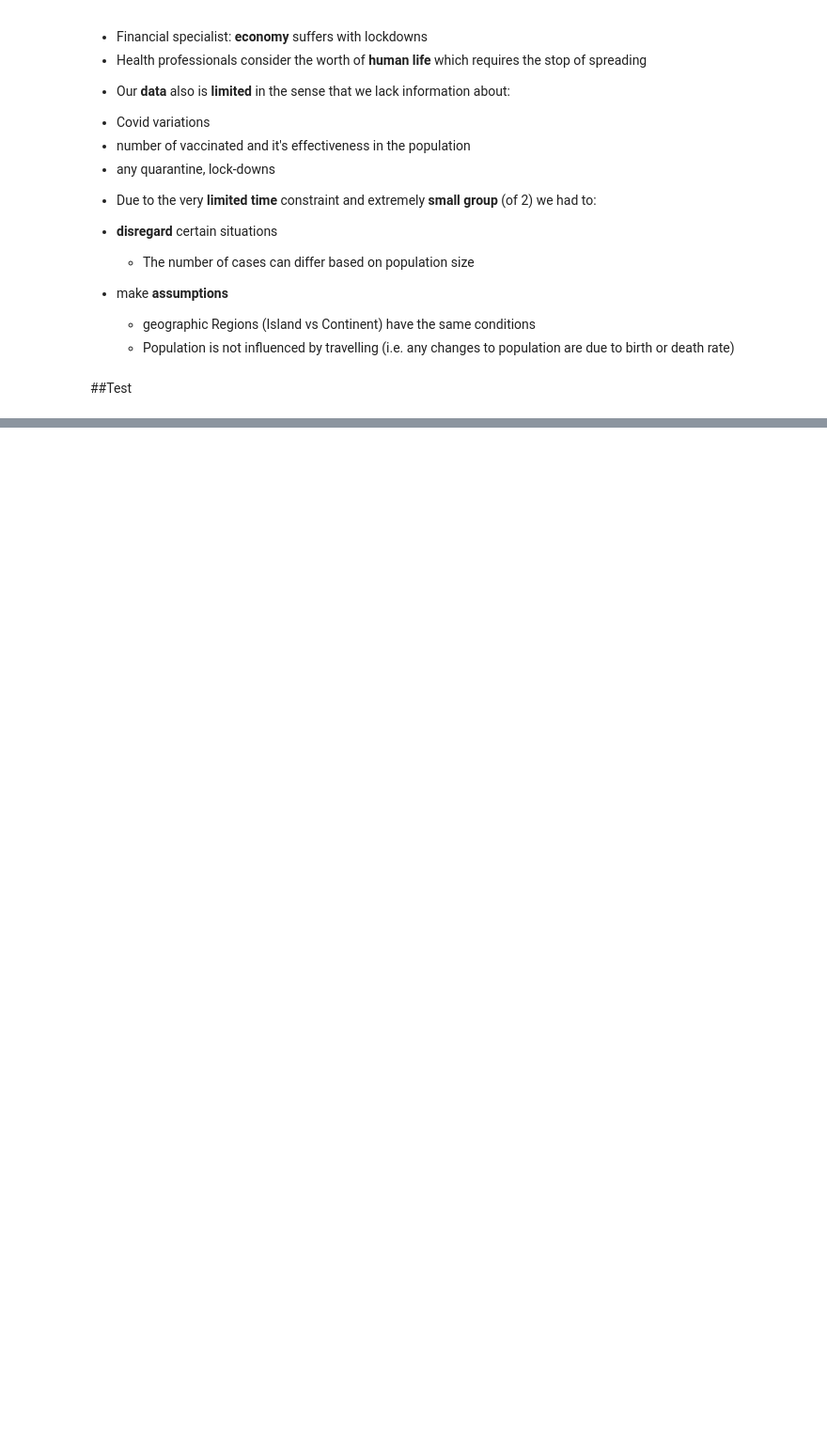
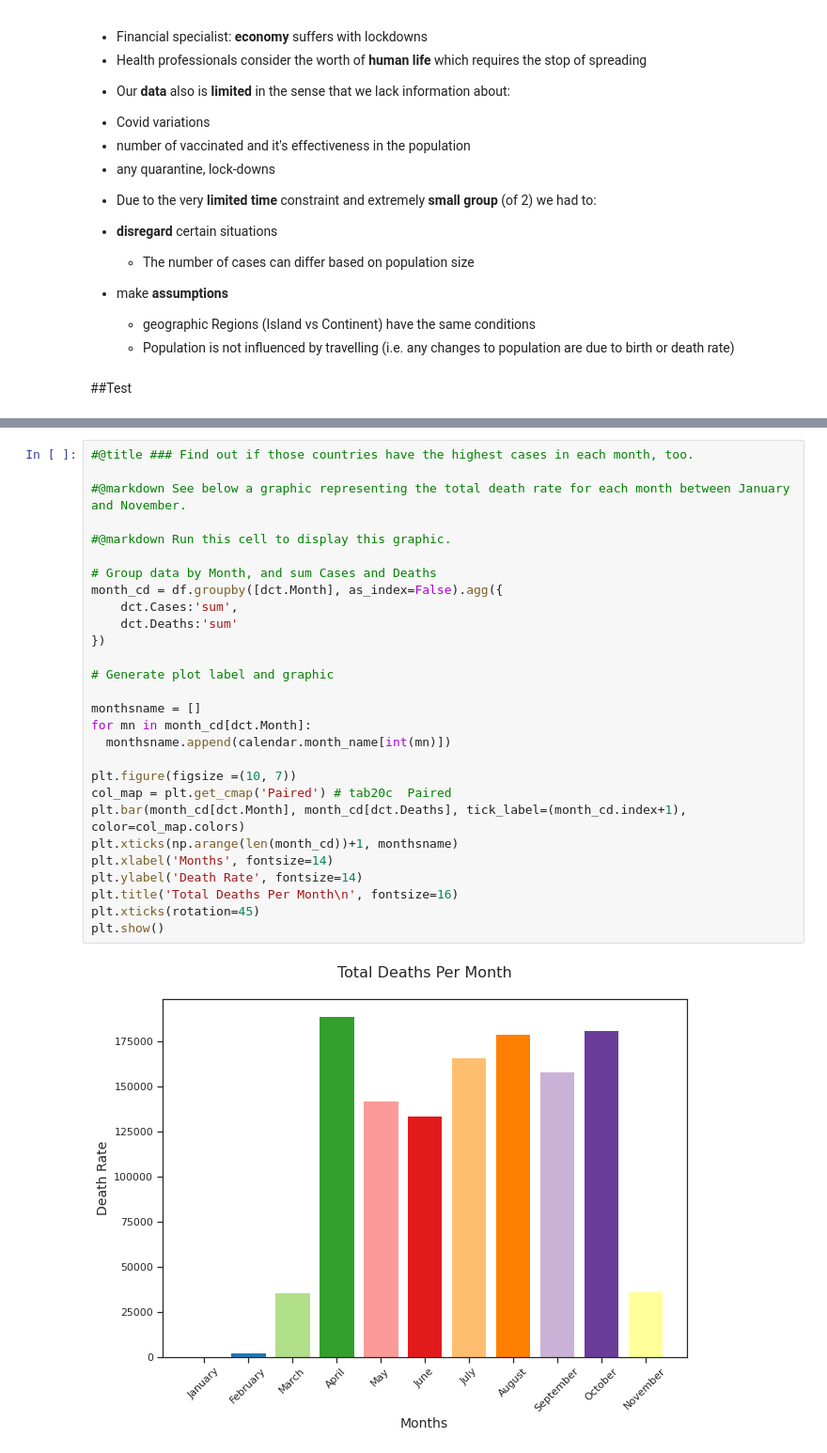
Before and after one commit to raulFuzita/cct_data_visualisation_communication, a Jupyter notebook: DVC_CA_Marina.ipynb, the cells around one changed output, grey strips where cells are left out. Shown: that part at 94% size. Cells and saved outputs as stored; diff of their text form; blank space fills up the shorter version.

```diff
--- a/DVC_CA_Marina.ipynb
+++ b/DVC_CA_Marina.ipynb
@@ -568,0 +544,30 @@ sns.heatmap(pcd.corr(), annot=True, cmap='Oranges')
+# %%
+#@title ### Find out if those countries have the highest cases in each month, too.
+
+#@markdown See below a graphic representing the total death rate for each month between January and November.
+
+#@markdown Run this cell to display this graphic.
+
+# Group data by Month, and sum Cases and Deaths
+month_cd = df.groupby([dct.Month], as_index=False).agg({
+    dct.Cases:'sum',
+    dct.Deaths:'sum'
+})
+
+# Generate plot label and graphic
+
+monthsname = []
+for mn in month_cd[dct.Month]:
+  monthsname.append(calendar.month_name[int(mn)])
+
+plt.figure(figsize =(10, 7))
+col_map = plt.get_cmap('Paired') # tab20c  Paired
+plt.bar(month_cd[dct.Month], month_cd[dct.Deaths], tick_label=(month_cd.index+1), color=col_map.colors)
+plt.xticks(np.arange(len(month_cd))+1, monthsname)
+plt.xlabel('Months', fontsize=14)
+plt.ylabel('Death Rate', fontsize=14)
+plt.title('Total Deaths Per Month\n', fontsize=16)
+plt.xticks(rotation=45)
+plt.show()
+# %% [output]
+[figure, added]
```
Also changed, not shown: parts of 103 cells of this notebook.
